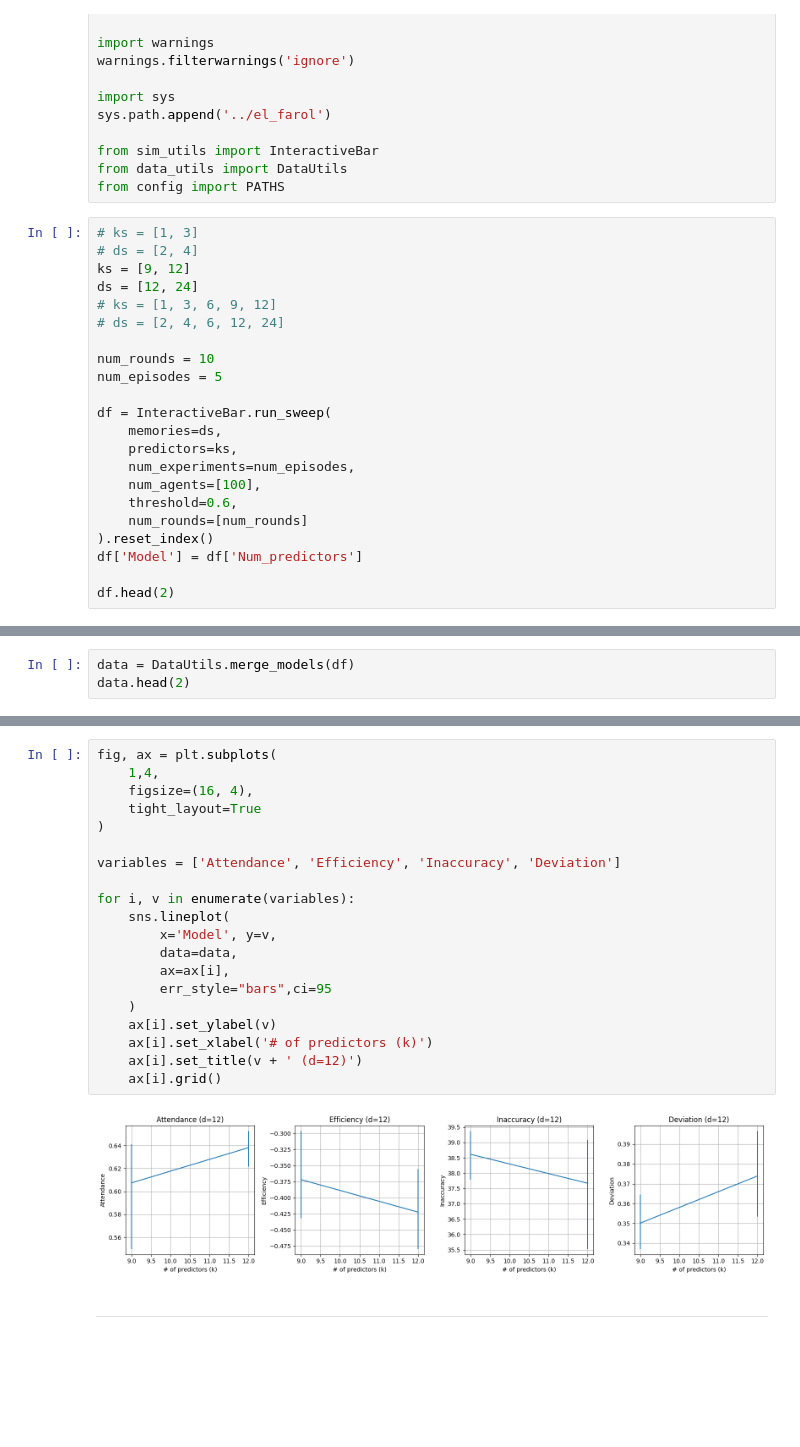
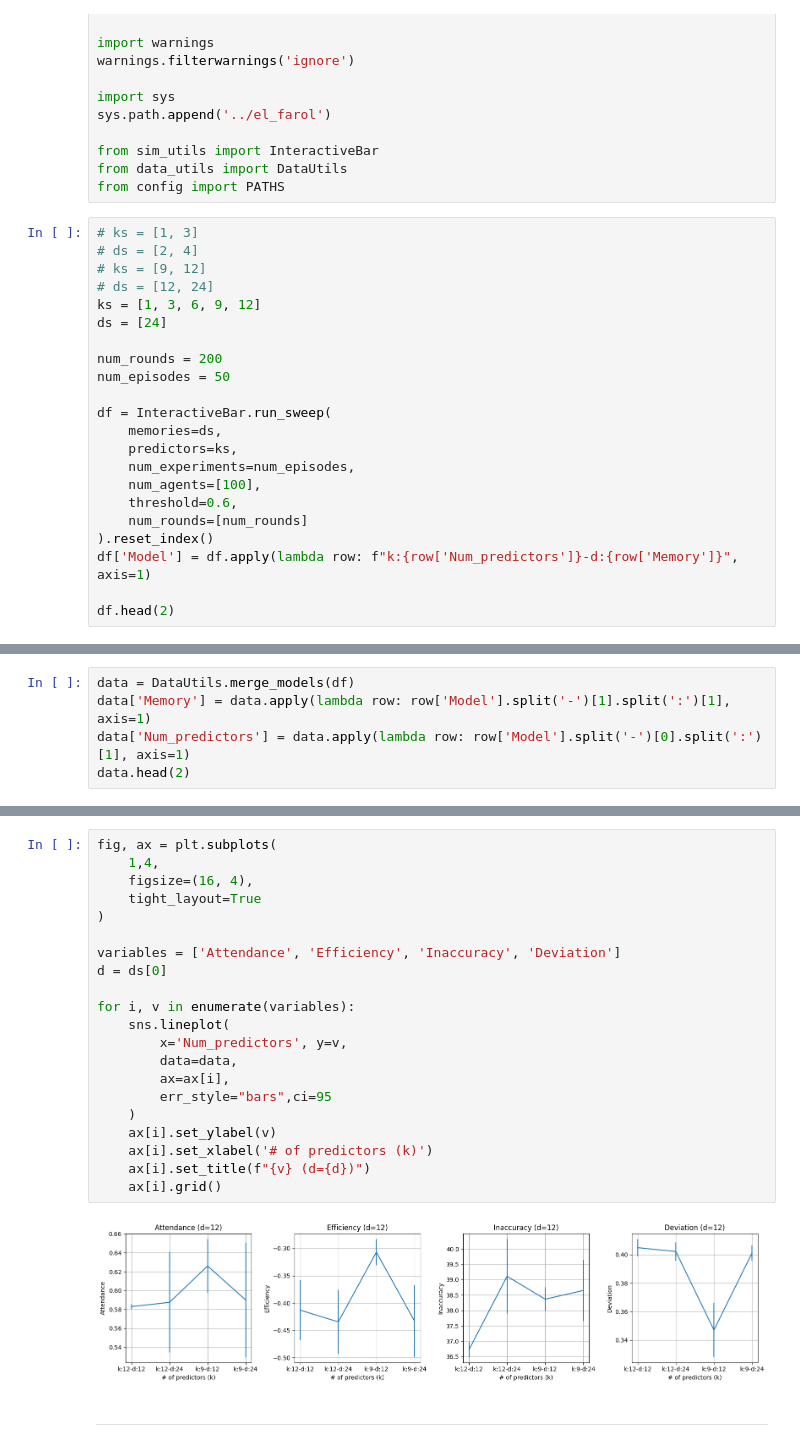
Before and after one commit to EAndrade-Lotero/ElFarolArthur, a Jupyter notebook: notebooks/Figure2.ipynb, the cells around one changed output, grey strips where cells are left out. Drawn from its saved outputs; the diff is of its cells as text; blank space fills up the shorter version.

```diff
--- a/notebooks/Figure2.ipynb
+++ b/notebooks/Figure2.ipynb
@@ -23,13 +23,13 @@ from config import PATHS
 # %%
 # ks = [1, 3]
 # ds = [2, 4]
-ks = [9, 12]
-ds = [12, 24]
-# ks = [1, 3, 6, 9, 12]
-# ds = [2, 4, 6, 12, 24]
+# ks = [9, 12]
+# ds = [12, 24]
+ks = [1, 3, 6, 9, 12]
+ds = [24]
 
-num_rounds = 10
-num_episodes = 5
+num_rounds = 200
+num_episodes = 50
 
 df = InteractiveBar.run_sweep(
     memories=ds,
@@ -39,6 +39,6 @@ df = InteractiveBar.run_sweep(
     threshold=0.6,
     num_rounds=[num_rounds]
 ).reset_index()
-df['Model'] = df['Num_predictors']
+df['Model'] = df.apply(lambda row: f"k:{row['Num_predictors']}-d:{row['Memory']}", axis=1)
 
 df.head(2)
@@ -49,4 +45,6 @@ df.head(2)
 # %%
 data = DataUtils.merge_models(df)
+data['Memory'] = data.apply(lambda row: row['Model'].split('-')[1].split(':')[1], axis=1)
+data['Num_predictors'] = data.apply(lambda row: row['Model'].split('-')[0].split(':')[1], axis=1)
 data.head(2)
 # %% [output]
@@ -56,24 +54,25 @@ data.head(2)
 # %%
 fig, ax = plt.subplots(
     1,4,
     figsize=(16, 4),
     tight_layout=True
 )
 
 variables = ['Attendance', 'Efficiency', 'Inaccuracy', 'Deviation']
+d = ds[0]
 
 for i, v in enumerate(variables):
     sns.lineplot(
-        x='Model', y=v,
+        x='Num_predictors', y=v,
         data=data,
         ax=ax[i],
         err_style="bars",ci=95
     )
     ax[i].set_ylabel(v)
     ax[i].set_xlabel('# of predictors (k)')
-    ax[i].set_title(v + ' (d=12)')
+    ax[i].set_title(f"{v} (d={d})")
     ax[i].grid()
 # %% [output]
-[figure, old version]
+[figure, new version]
 # %% [markdown]
 ---
```
Also changed, not shown: parts of 3 cells of this notebook, 36 other files.
